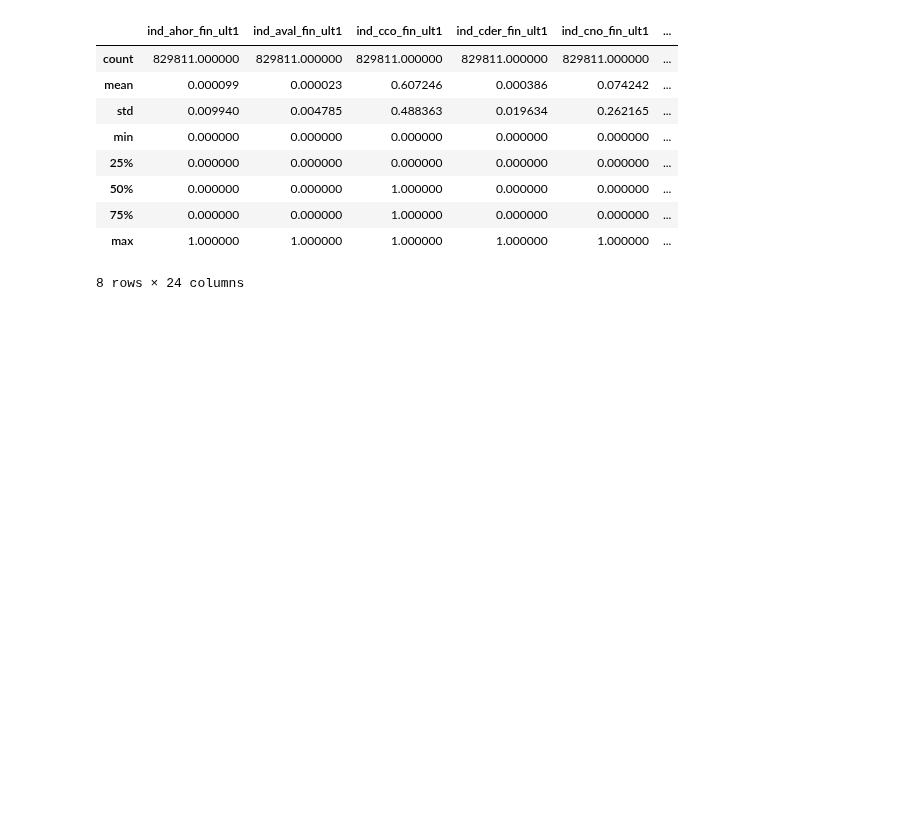
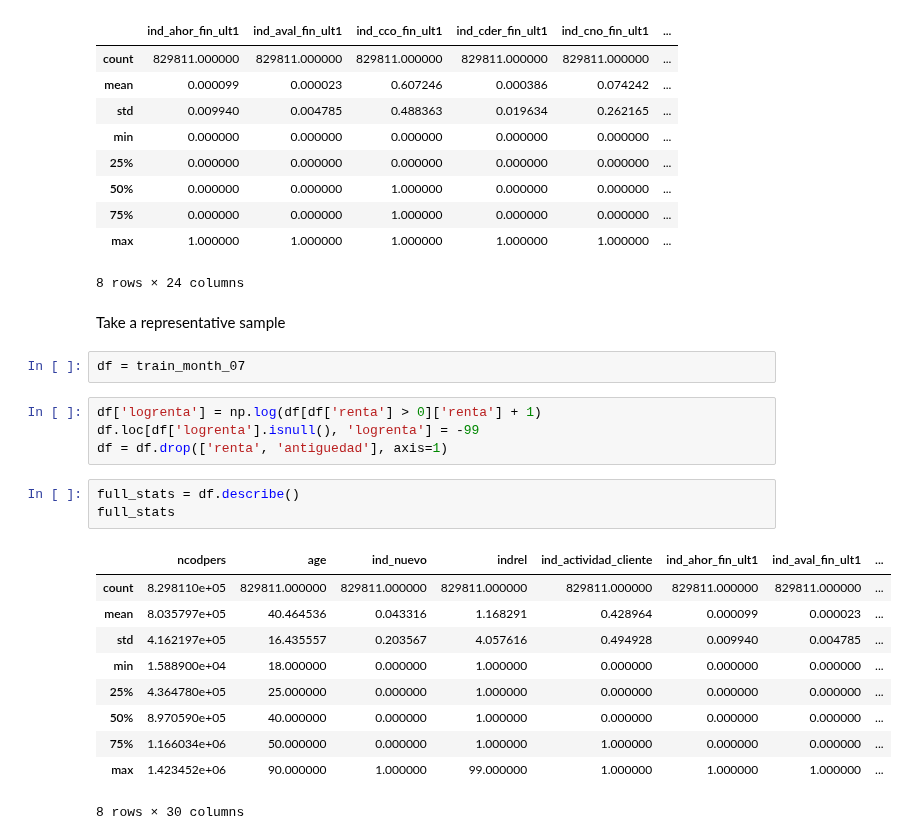
Before and after one commit to vfdev-5/SPR, a Jupyter notebook: spr_data_analysis_2.ipynb, the cells around one changed output. Cells and saved outputs as stored; diff of their text form; blank space fills up the shorter version.

```diff
--- a/spr_data_analysis_2.ipynb
+++ b/spr_data_analysis_2.ipynb
@@ -60,3 +60,25 @@ train_month_07[TARGET_LABELS].describe()
 | 75% | 0.000000 | 0.000000 | 1.000000 | 0.000000 | 0.000000 | ... |
 | max | 1.000000 | 1.000000 | 1.000000 | 1.000000 | 1.000000 | ... |
 8 rows × 24 columns
+# %% [markdown]
+Take a representative sample
+# %%
+df = train_month_07
+# %%
+df['logrenta'] = np.log(df[df['renta'] > 0]['renta'] + 1)
+df.loc[df['logrenta'].isnull(), 'logrenta'] = -99
+df = df.drop(['renta', 'antiguedad'], axis=1)
+# %%
+full_stats = df.describe()
+full_stats
+# %% [output]
+|  | ncodpers | age | ind_nuevo | indrel | ind_actividad_cliente | ind_ahor_fin_ult1 | ind_aval_fin_ult1 | ... |
+| count | 8.298110e+05 | 829811.000000 | 829811.000000 | 829811.000000 | 829811.000000 | 829811.000000 | 829811.000000 | ... |
+| mean | 8.035797e+05 | 40.464536 | 0.043316 | 1.168291 | 0.428964 | 0.000099 | 0.000023 | ... |
+| std | 4.162197e+05 | 16.435557 | 0.203567 | 4.057616 | 0.494928 | 0.009940 | 0.004785 | ... |
+| min | 1.588900e+04 | 18.000000 | 0.000000 | 1.000000 | 0.000000 | 0.000000 | 0.000000 | ... |
+| 25% | 4.364780e+05 | 25.000000 | 0.000000 | 1.000000 | 0.000000 | 0.000000 | 0.000000 | ... |
+| 50% | 8.970590e+05 | 40.000000 | 0.000000 | 1.000000 | 0.000000 | 0.000000 | 0.000000 | ... |
+| 75% | 1.166034e+06 | 50.000000 | 0.000000 | 1.000000 | 1.000000 | 0.000000 | 0.000000 | ... |
+| max | 1.423452e+06 | 90.000000 | 1.000000 | 99.000000 | 1.000000 | 1.000000 | 1.000000 | ... |
+8 rows × 30 columns
```
Also changed, not shown: parts of 7 cells of this notebook, 18 other files.
